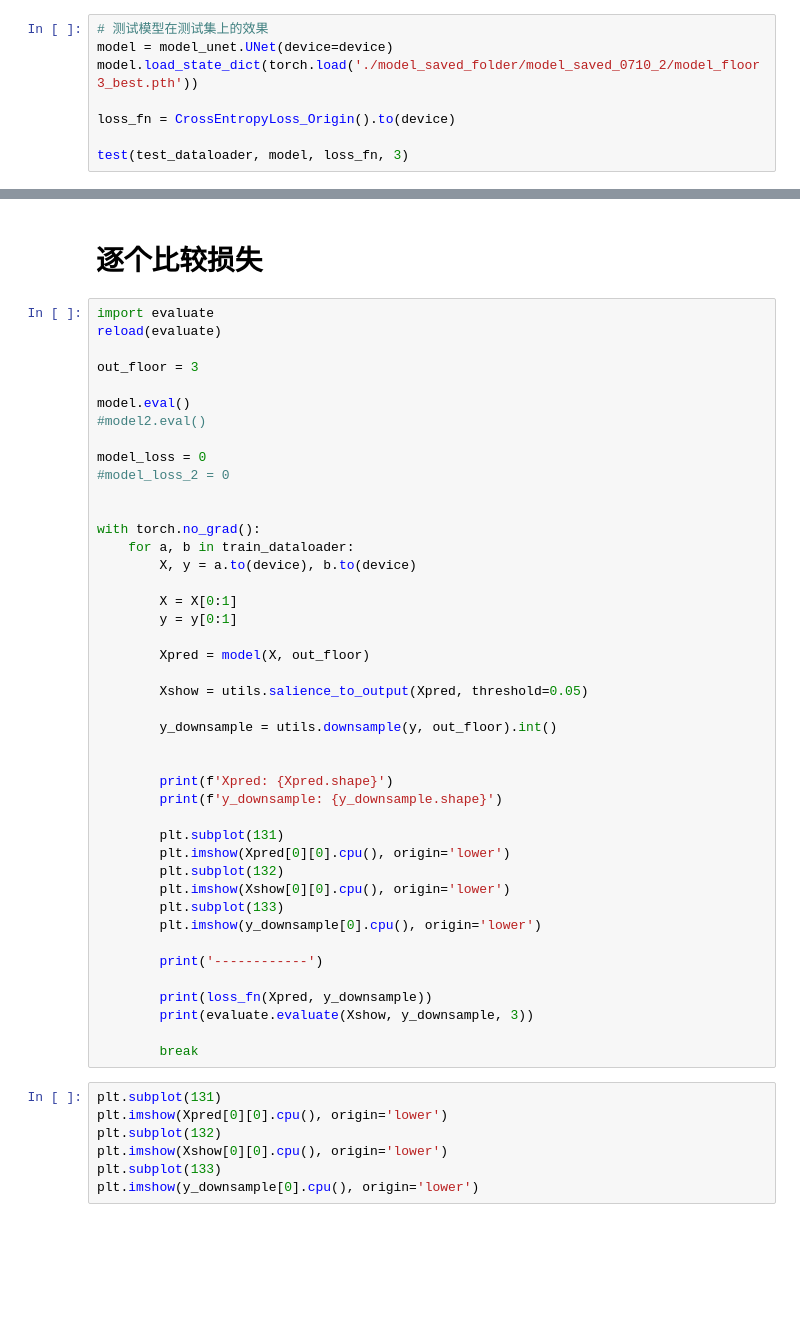
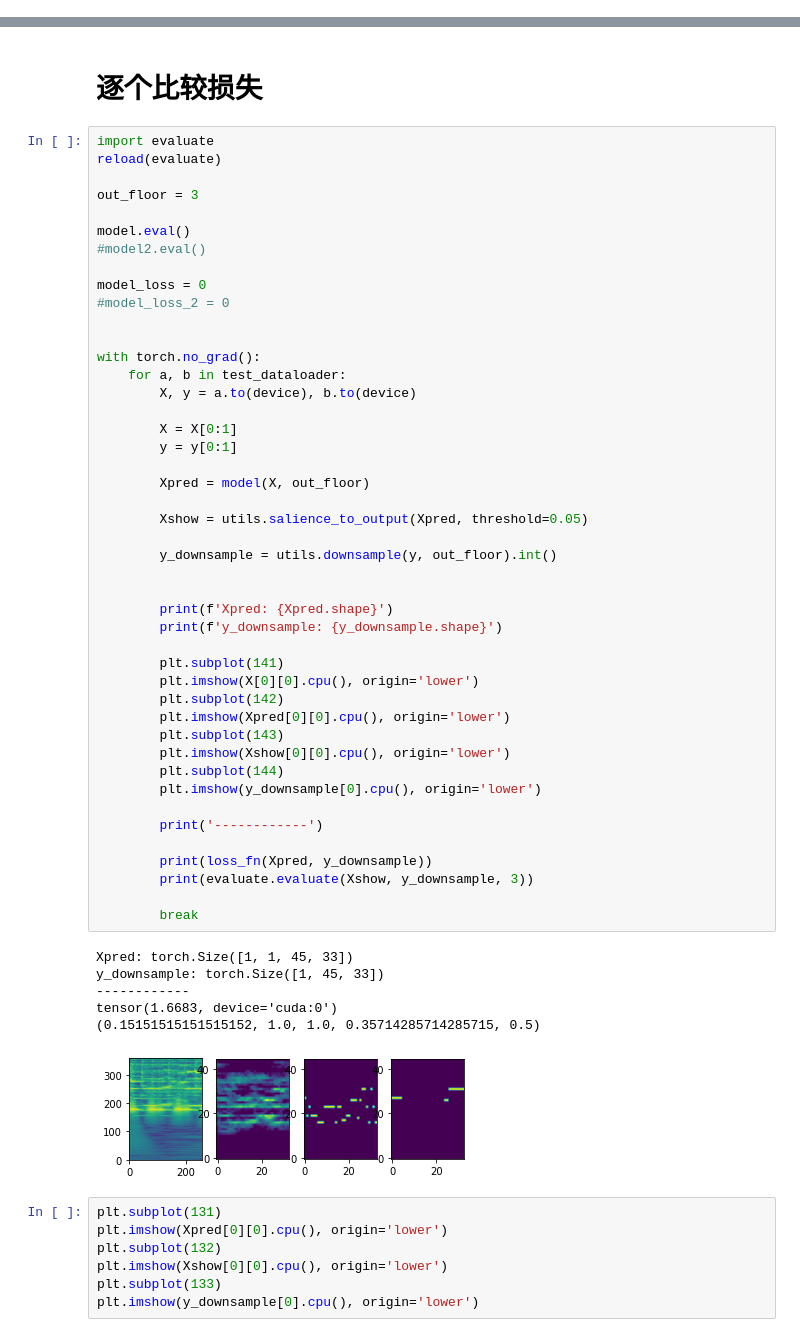
Before and after one commit to meow-wwww/cover_song_identification, a Jupyter notebook: test_the_model.ipynb, the cells around one changed output, grey strips where cells are left out. Drawn from its saved outputs; the diff is of its cells as text; blank space fills up the shorter version.

```diff
--- a/test_the_model.ipynb
+++ b/test_the_model.ipynb
@@ -162,8 +161,0 @@ Test OA 0.3747  VR      0.9997  VFA     0.9919  RPA     0.5174  RCA     0.5313
-# %%
-# 测试模型在测试集上的效果
-model = model_unet.UNet(device=device)
-model.load_state_dict(torch.load('./model_saved_folder/model_saved_0710_2/model_floor3_best.pth'))
-
-loss_fn = CrossEntropyLoss_Origin().to(device)
-
-test(test_dataloader, model, loss_fn, 3)
@@ -193,37 +182,46 @@ model.eval()
 model_loss = 0
 #model_loss_2 = 0
 
 
 with torch.no_grad():
-    for a, b in train_dataloader:
+    for a, b in test_dataloader:
         X, y = a.to(device), b.to(device)
 
         X = X[0:1]
         y = y[0:1]
 
         Xpred = model(X, out_floor)
 
         Xshow = utils.salience_to_output(Xpred, threshold=0.05)
 
         y_downsample = utils.downsample(y, out_floor).int()
 
 
         print(f'Xpred: {Xpred.shape}')
         print(f'y_downsample: {y_downsample.shape}')
 
-        plt.subplot(131)
+        plt.subplot(141)
+        plt.imshow(X[0][0].cpu(), origin='lower')
+        plt.subplot(142)
         plt.imshow(Xpred[0][0].cpu(), origin='lower')
-        plt.subplot(132)
+        plt.subplot(143)
         plt.imshow(Xshow[0][0].cpu(), origin='lower')
-        plt.subplot(133)
+        plt.subplot(144)
         plt.imshow(y_downsample[0].cpu(), origin='lower')
 
         print('------------')
 
         print(loss_fn(Xpred, y_downsample))
         print(evaluate.evaluate(Xshow, y_downsample, 3))
 
         break
+# %% [output]
+Xpred: torch.Size([1, 1, 45, 33])
+y_downsample: torch.Size([1, 45, 33])
+------------
+tensor(1.6683, device='cuda:0')
+(0.15151515151515152, 1.0, 1.0, 0.35714285714285715, 0.5)
+[figure, added]
 # %%
 plt.subplot(131)
 plt.imshow(Xpred[0][0].cpu(), origin='lower')
```
Also changed, not shown: parts of 2 cells of this notebook.
